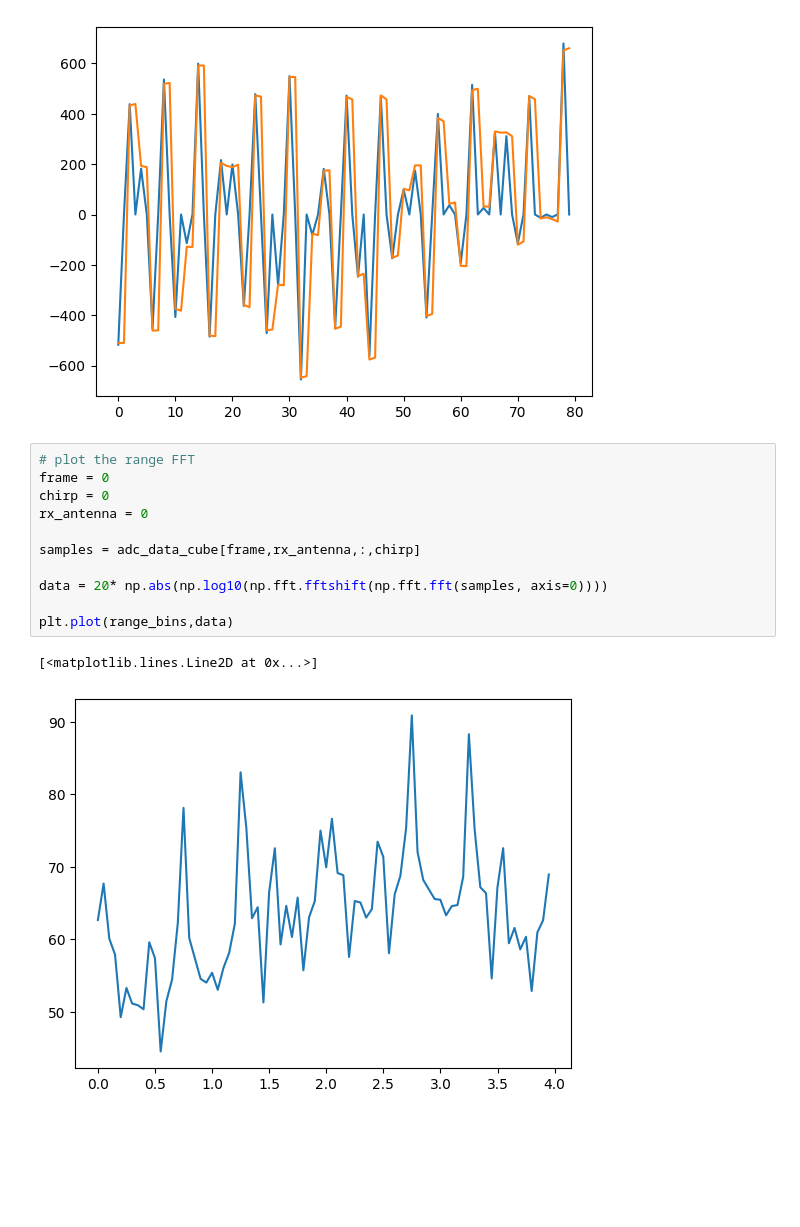
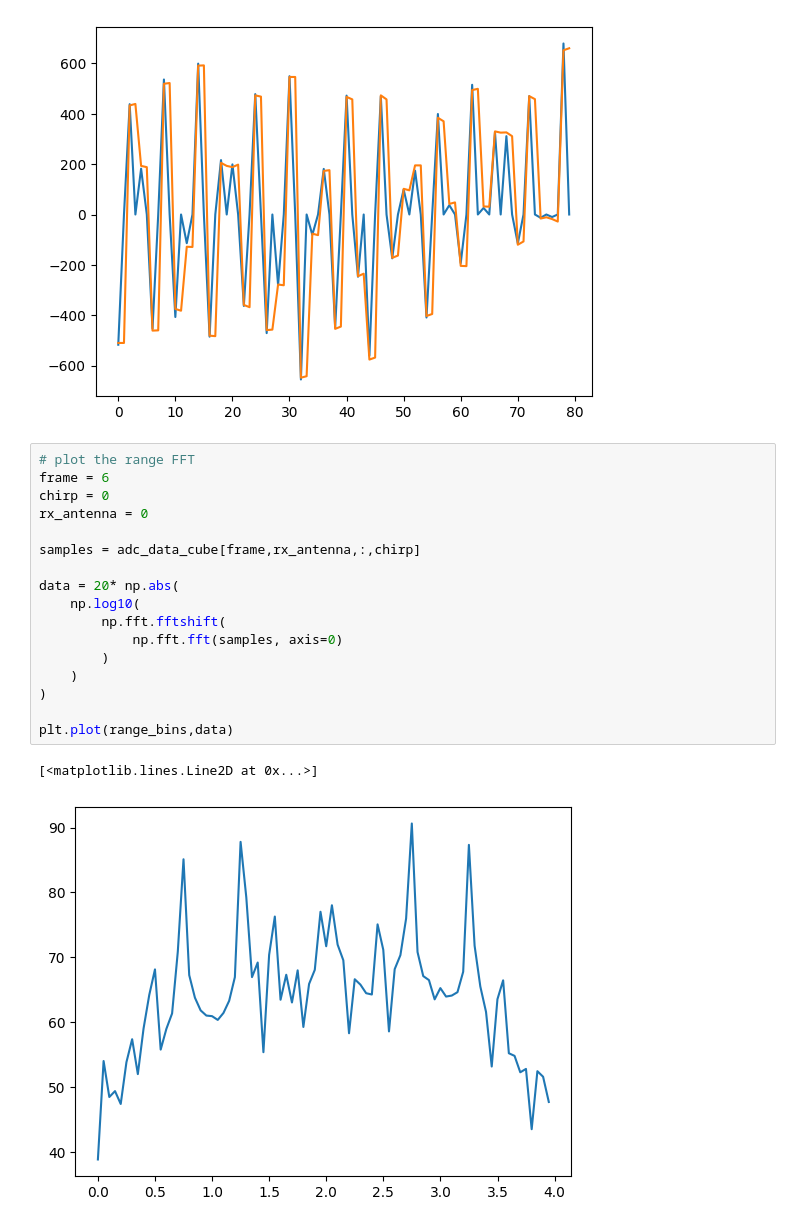
Before and after one commit to davidmhunt/CPSL_TI_Radar, a Jupyter notebook: utilities/process_adc_data.ipynb, the cells around one changed output. Saved outputs shown, nothing was run; the diff lists cells and outputs as text; blank space fills up the shorter version.

```diff
--- a/utilities/process_adc_data.ipynb
+++ b/utilities/process_adc_data.ipynb
@@ -80,17 +83,23 @@ plt.plot(np.imag(samples))
 [figure]
 # %%
 # plot the range FFT
-frame = 0
+frame = 6
 chirp = 0
 rx_antenna = 0
 
 samples = adc_data_cube[frame,rx_antenna,:,chirp]
 
-data = 20* np.abs(np.log10(np.fft.fftshift(np.fft.fft(samples, axis=0))))
+data = 20* np.abs(
+    np.log10(
+        np.fft.fftshift(
+            np.fft.fft(samples, axis=0)
+        )
+    )
+)
 
 plt.plot(range_bins,data)
 # %% [output]
 [<matplotlib.lines.Line2D at 0x...>]
-[figure, old version]
+[figure, new version]
 # %%
 # plot the range Doppler plot
```
Also changed, not shown: parts of 2 cells of this notebook.
